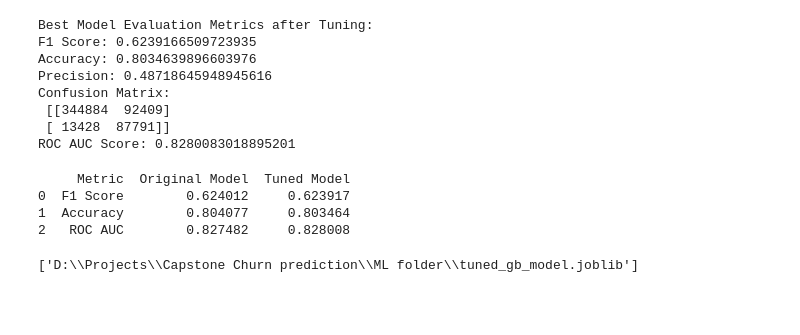
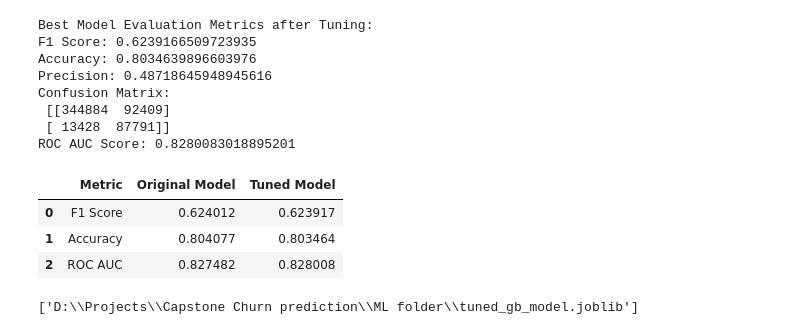
Before and after one commit to elvis-darko/Team_Zurich_Capstone_Project, a Jupyter notebook: Assets/dev/customer_churn_predict_TeamZurich.ipynb, the cells around one changed output. Saved outputs shown, nothing was run; the diff lists cells and outputs as text; code cells hidden in the pictures; blank space fills up the shorter version.

```diff
--- a/Assets/dev/customer_churn_predict_TeamZurich.ipynb
+++ b/Assets/dev/customer_churn_predict_TeamZurich.ipynb
@@ -1397,18 +1379,18 @@ ROC AUC Score: 0.8280083018895201
 # %%
 # Create a DataFrame to compare results
 results_comparison = pd.DataFrame({
     "Metric": ["F1 Score", "Accuracy", "ROC AUC"],
     "Original Model": [0.6240124299301885, 0.8040767893751671,0.8274820834295887],
     "Tuned Model": [0.6239166509723935, 0.8034639896603976, 0.8280083018895201]
 })
 
 # Print the comparison DataFrame
-print(results_comparison)
+pd.DataFrame(results_comparison)
 # %% [output]
-     Metric  Original Model  Tuned Model
-0  F1 Score        0.624012     0.623917
-1  Accuracy        0.804077     0.803464
-2   ROC AUC        0.827482     0.828008
+|  | Metric | Original Model | Tuned Model |
+| 0 | F1 Score | 0.624012 | 0.623917 |
+| 1 | Accuracy | 0.804077 | 0.803464 |
+| 2 | ROC AUC | 0.827482 | 0.828008 |
 # %%
 # Save the tuned Gradient Boosting model to my local machine
 save_path = r"D:\Projects\Capstone Churn prediction\ML folder\tuned_gb_model.joblib"
```
Also changed, not shown: parts of 2 cells of this notebook.
